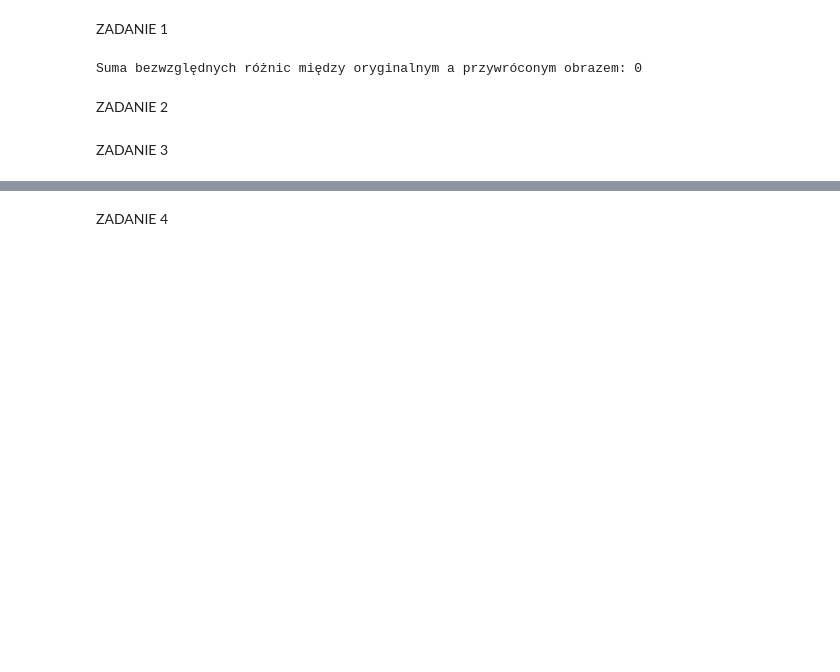
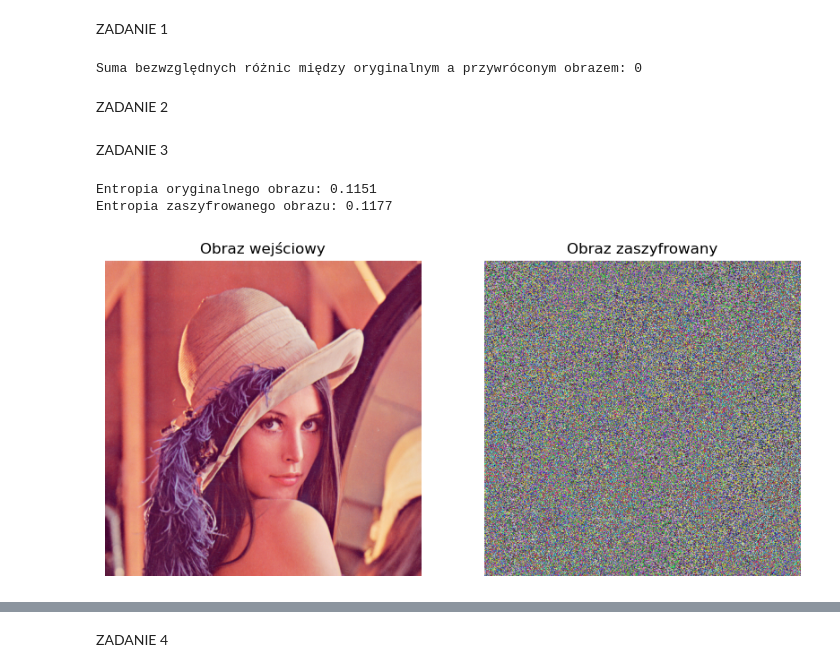
Before and after one commit to mateuszlamla/SEMESTR5, a Jupyter notebook: Wizualizacja_i_przetwarzanie_danych/lab9_pillow.ipynb, the cells around one changed output, grey strips where cells are left out. Cells and saved outputs as stored; diff of their text form; code cells hidden in the pictures; blank space fills up the shorter version.

```diff
--- a/Wizualizacja_i_przetwarzanie_danych/lab9_pillow.ipynb
+++ b/Wizualizacja_i_przetwarzanie_danych/lab9_pillow.ipynb
@@ -64,3 +64,83 @@ img_blurred = Image.fromarray(output_arr)
 img_blurred.show()
 # %% [markdown]
 ZADANIE 3
+# %%
+def tent_map_sequence(p, x0, n):
+    x = x0
+    sequence = np.zeros(n)
+
+    p_inv = 1.0 / p
+    one_minus_p_inv = 1.0 / (1.0 - p)
+    for i in range(n):
+        if x<p:
+            x = p_inv * x
+        else:
+            x = one_minus_p_inv * (1 - x)
+        sequence[i] = x
+    return (sequence * 256).astype(np.uint8)
+
+def calculate_entropy(image_array):
+
+    flat_img = image_array.flatten()
+
+    counts, _ = np.histogram(flat_img, bins=256, range=(0, 256))
+
+    probs = counts / flat_img.size
+    probs = probs[probs > 0]
+    entropy = -np.sum(probs * np.log2(probs))
+    return entropy
+
+def plot_histogram(img_arr_original, img_arr_encrypted):
+    colors = ['Red', 'Green', 'Blue']
+    fig, ax = plt.subplots(2, 3, figsize=(20, 10))
+    fig.suptitle('Porównanie histogramów')
+
+    for i, color in enumerate(colors):
+        ax[0,i].hist(img_arr_original[:, :, i].flatten(), bins=256, color=color.lower())
+        ax[0,i].set_title(f'Oryginał {color}')
+        ax[0,i].set_xlim([0, 256])
+
+    for i, color in enumerate(colors):
+        ax[1,i].hist(img_arr_encrypted[:, :, i].flatten(), bins=256, color=color.lower())
+        ax[1,i].set_title(f'Zaszyfrowany {color}')
+        ax[1,i].set_xlim([0, 256])
+
+    plt.tight_layout()
+    plt.show()
+
+img = Image.open('data/lena.png')
+img_arr = np.array(img)
+
+h, w, c = img_arr.shape
+total_pixels = w * h * c
+
+p=0.456789
+x0=0.123456
+
+
+key_stream = tent_map_sequence(p, x0, total_pixels)
+key_stream_reshaped = key_stream.reshape(h, w, c)
+encrypted_arr = (img_arr.astype(np.uint16) + key_stream_reshaped.astype(np.uint16)) % 256
+encrypted_arr = encrypted_arr.astype(np.uint8)
+
+entropy_original = calculate_entropy(img_arr)
+entropy_encrypted = calculate_entropy(encrypted_arr)
+
+print(f'Entropia oryginalnego obrazu: {entropy_original:.4f}')
+print(f'Entropia zaszyfrowanego obrazu: {entropy_encrypted:.4f}')
+
+fig, ax = plt.subplots(1, 2, figsize=(10, 5))
+ax[0].imshow(img_arr)
+ax[0].set_title("Obraz wejściowy")
+ax[0].axis('off')
+
+ax[1].imshow(encrypted_arr)
+ax[1].set_title("Obraz zaszyfrowany")
+ax[1].axis('off')
+plt.show()
+
+plot_histogram(img_arr, encrypted_arr)
+# %% [output]
+Entropia oryginalnego obrazu: 0.1151
+Entropia zaszyfrowanego obrazu: 0.1177
+[figure, added]
```
Also changed, not shown: parts of 2 cells of this notebook, 1 other file.
